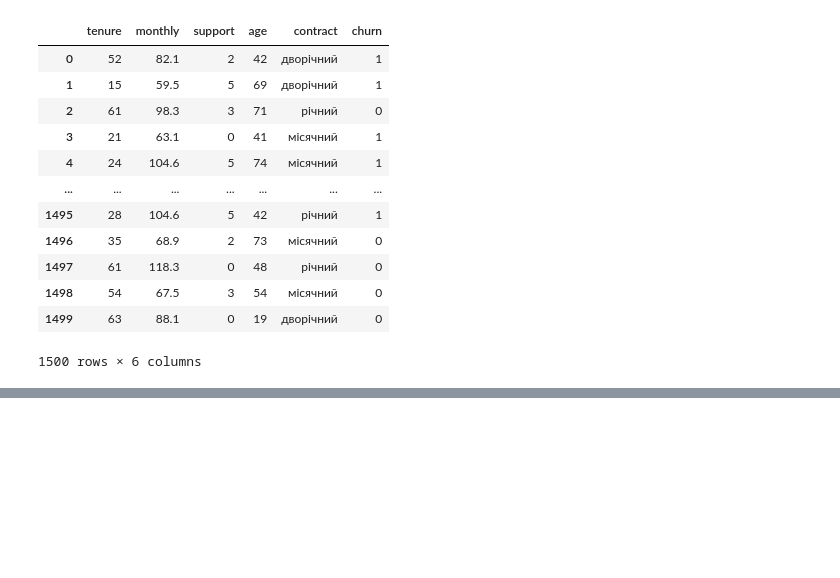
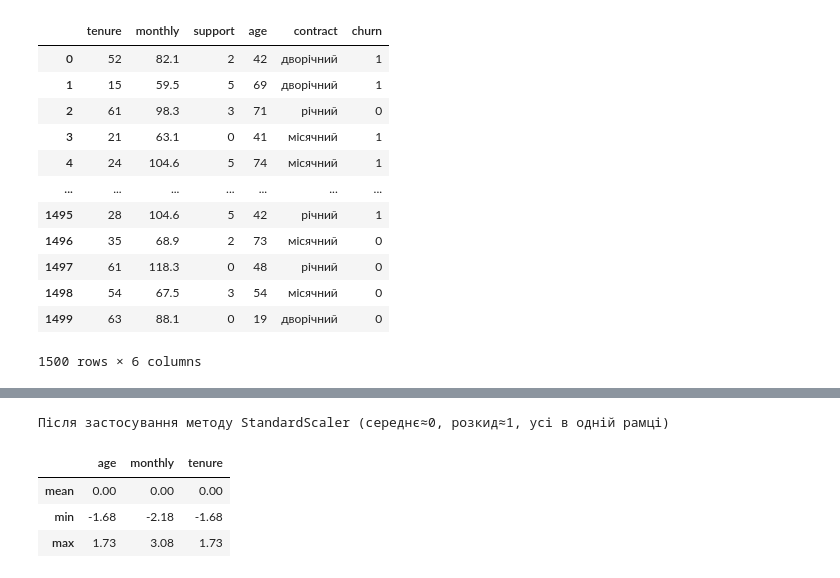
Before and after one commit to NadiiaIvashchuk/DTA_2026, a Jupyter notebook: ML/Strong ML models.ipynb, the cells around one changed output, grey strips where cells are left out. Cells and saved outputs as stored; diff of their text form; code cells hidden in the pictures; blank space fills up the shorter version.

```diff
--- a/ML/Strong ML models.ipynb
+++ b/ML/Strong ML models.ipynb
@@ -48,0 +64,15 @@ cust
+# %%
+scaler = StandardScaler()
+scaled = pd.DataFrame(
+    scaler.fit_transform(sample), # навчити і змінити
+    columns=sample.columns
+)
+
+print("Після застосування методу StandardScaler (середнє≈0, розкид≈1, усі в одній рамці)")
+scaled.describe().loc[['mean', 'min', 'max']].round(2)
+# %% [output]
+Після застосування методу StandardScaler (середнє≈0, розкид≈1, усі в одній рамці)
+|  | age | monthly | tenure |
+| mean | 0.00 | 0.00 | 0.00 |
+| min | -1.68 | -2.18 | -1.68 |
+| max | 1.73 | 3.08 | 1.73 |
```
Also changed, not shown: parts of 11 cells of this notebook.
